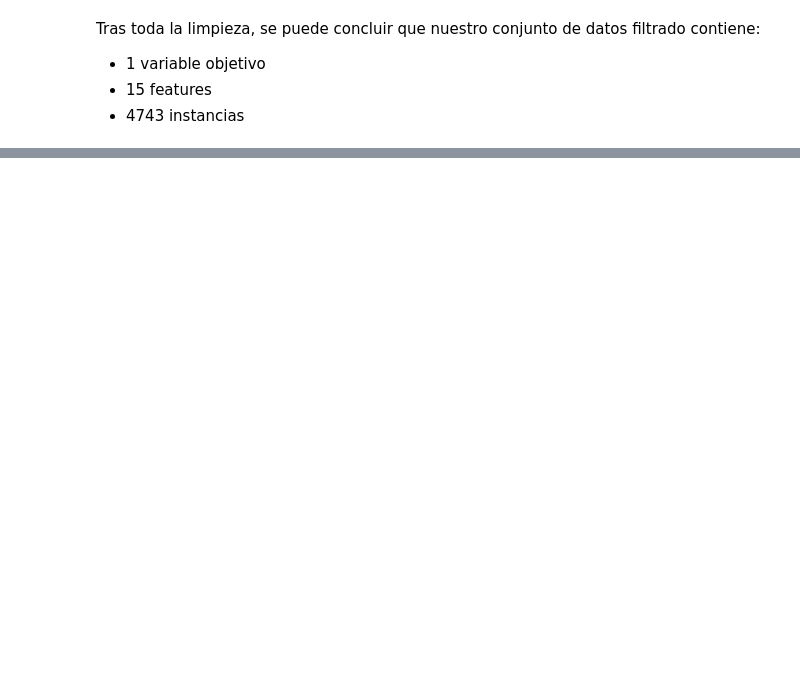
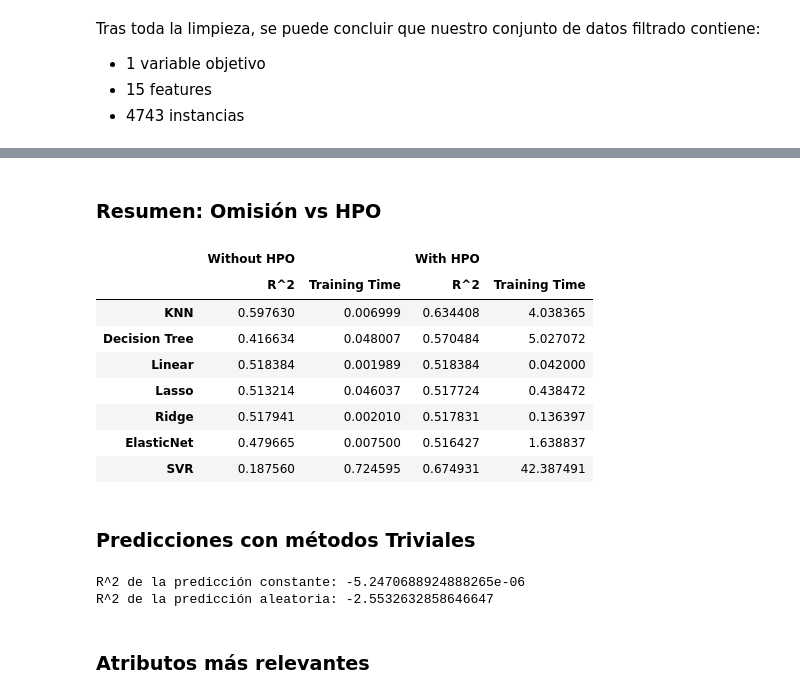
Before and after one commit to NicolasLamotteUC3M/p1_aprendizaje_automatico_Jaime_Nicolas, a Jupyter notebook: NotebookFinal1.ipynb, the cells around one changed output, grey strips where cells are left out. Drawn from its saved outputs; the diff is of its cells as text; code cells hidden in the pictures; blank space fills up the shorter version.

```diff
--- a/NotebookFinal1.ipynb
+++ b/NotebookFinal1.ipynb
@@ -587,0 +612,24 @@ Name: energy, Length: 921, dtype: float64
+# %%
+from sklearn.preprocessing import StandardScaler, MinMaxScaler, RobustScaler
+from sklearn.neighbors import KNeighborsRegressor
+from sklearn.metrics import r2_score
+
+scalers = [StandardScaler(), MinMaxScaler(), RobustScaler()]
+
+results = {}
+for scaler in scalers:
+    X_train_scaled = scaler.fit_transform(X_train)
+    X_test_scaled = scaler.transform(X_test)
+
+    knn = KNeighborsRegressor()
+
+    knn.fit(X_train_scaled, y_train)
+
+    y_pred = knn.predict(X_test_scaled)
+
+    r2 = r2_score(y_test, y_pred)
+    results[type(scaler).__name__] = r2
+
+print("Resultados:")
+for scaler, r2 in results.items():
+    print(f"Método de escalado: {scaler}, R^2: {r2}")
@@ -587,0 +643,4 @@ Name: energy, Length: 921, dtype: float64
+# %%
+from sklearn.model_selection import TimeSeriesSplit
+
+inner_tss = TimeSeriesSplit(n_splits=5)
@@ -587,0 +1054,48 @@ Name: energy, Length: 921, dtype: float64
+# %% [markdown]
+### Resumen: Omisión vs HPO
+# %%
+df_without_hpo = pd.DataFrame(scores).T
+df_with_hpo = pd.DataFrame(scores_with_hpo).T
+
+summary_table = pd.concat([
+    df_without_hpo[['R^2', 'Training Time']],
+    df_with_hpo[['R^2', 'Training Time']]
+], axis=1, keys=['Without HPO', 'With HPO'])
+
+summary_table
+# %% [output]
+|  | Without HPO |  | With HPO |  |
+|  | R^2 | Training Time | R^2 | Training Time |
+| KNN | 0.597630 | 0.006999 | 0.634408 | 4.038365 |
+| Decision Tree | 0.416634 | 0.048007 | 0.570484 | 5.027072 |
+| Linear | 0.518384 | 0.001989 | 0.518384 | 0.042000 |
+| Lasso | 0.513214 | 0.046037 | 0.517724 | 0.438472 |
+| Ridge | 0.517941 | 0.002010 | 0.517831 | 0.136397 |
+| ElasticNet | 0.479665 | 0.007500 | 0.516427 | 1.638837 |
+| SVR | 0.187560 | 0.724595 | 0.674931 | 42.387491 |
+# %% [markdown]
+### Predicciones con métodos Triviales
+# %%
+from sklearn.metrics import r2_score
+
+
+# Predicción constante
+constant_prediction = np.mean(y_train)
+y_pred_constant = np.full_like(y_test, constant_prediction)
+r2_constant = r2_score(y_test, y_pred_constant)
+print("R^2 de la predicción constante:", r2_constant)
+
+
+
+# Predicción aleatoria
+min_value = np.min(y_train)
+
+max_value = np.max(y_train)
+y_pred_random = np.random.uniform(min_value, max_value, size=len(y_test))
+r2_random = r2_score(y_test, y_pred_random)
+print("R^2 de la predicción aleatoria:", r2_random)
+# %% [output]
+R^2 de la predicción constante: -5.2470688924888265e-06
+R^2 de la predicción aleatoria: -2.5532632858646647
+# %% [markdown]
+### Atributos más relevantes
```
Also changed, not shown: parts of 45 cells of this notebook.
